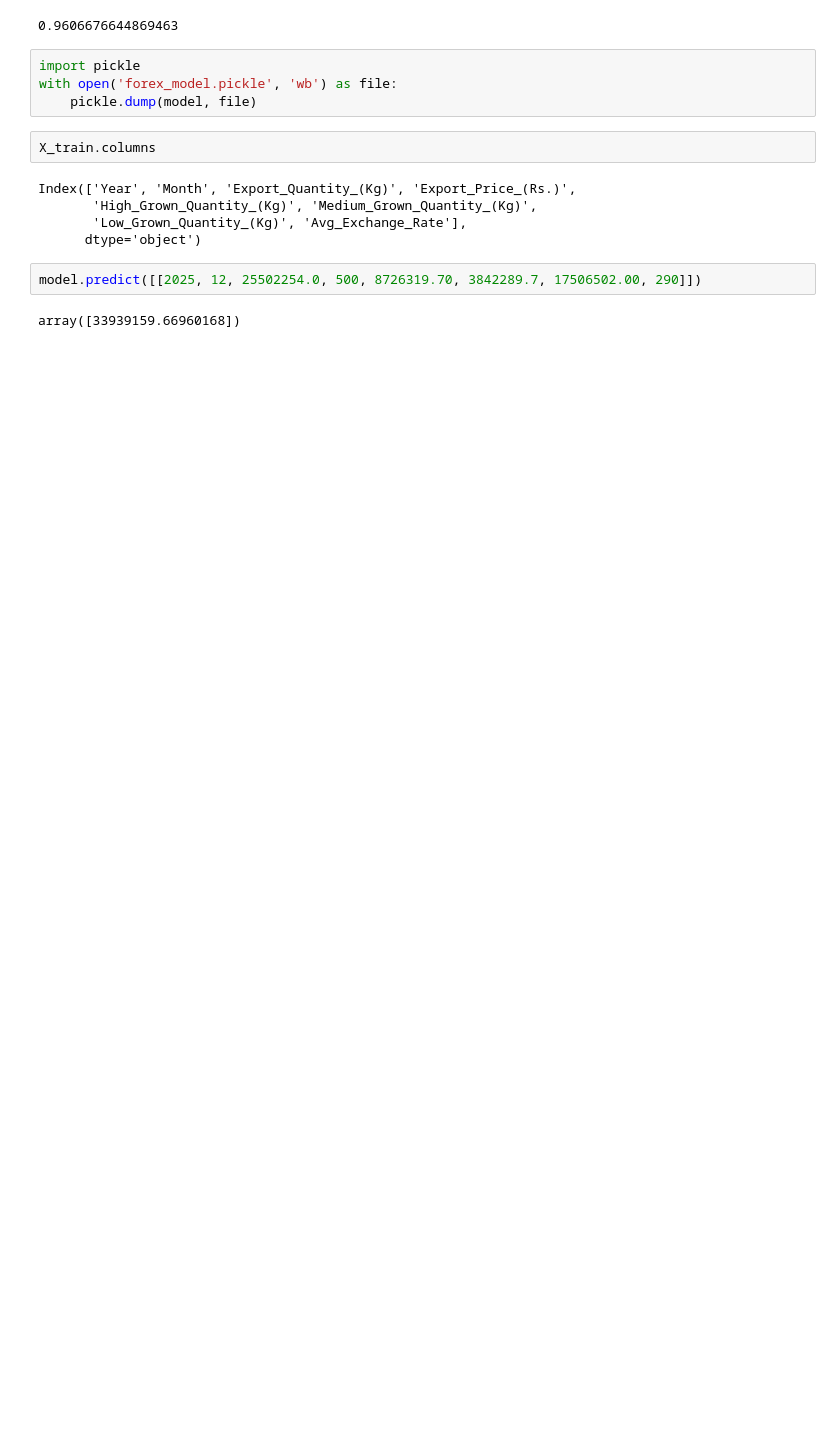
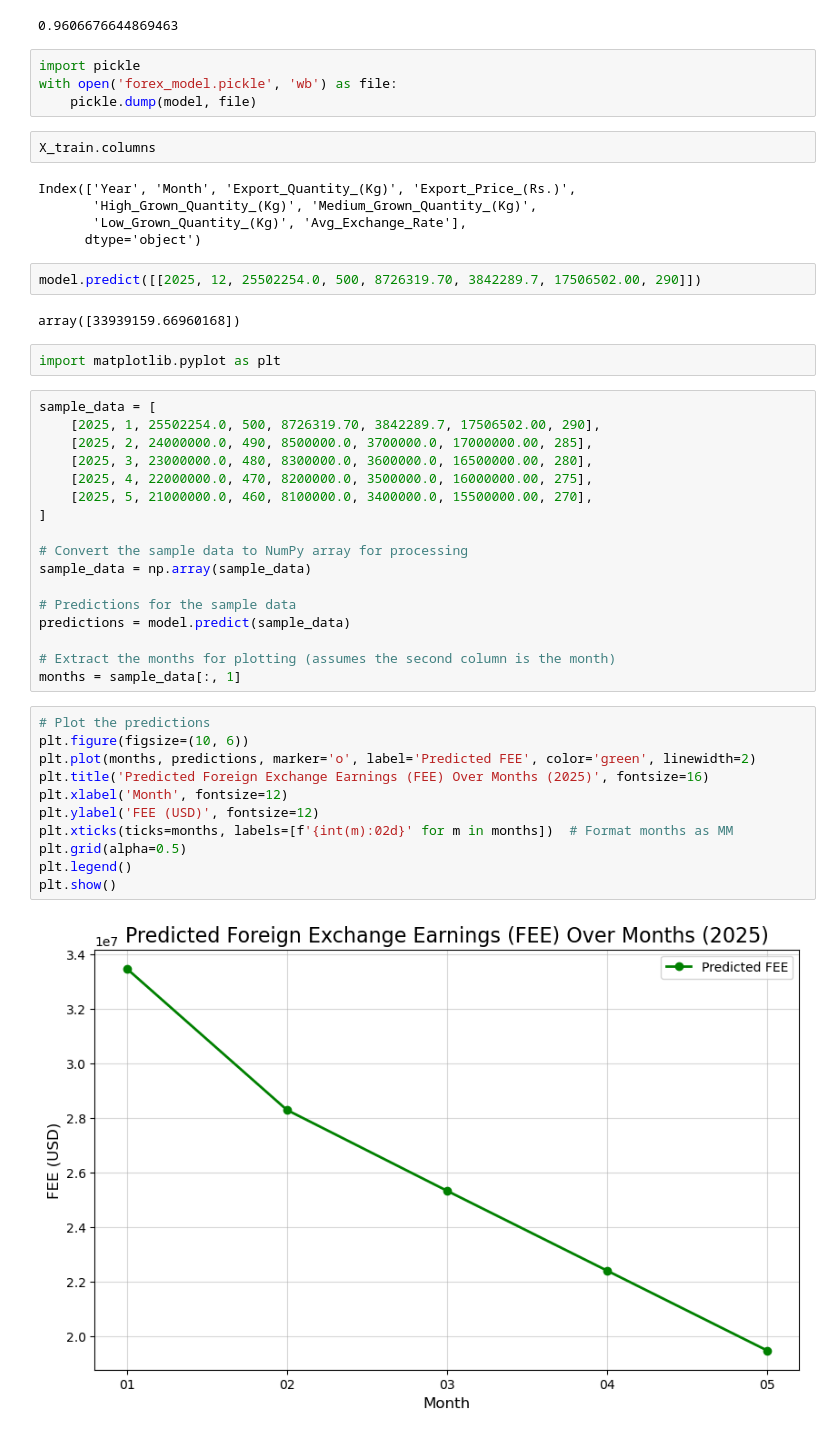
Before and after one commit to hasithapeiris/tea-plantation-portal, a Jupyter notebook: notebooks/forex_prediction/model_building.ipynb, the cells around one changed output. Saved outputs shown, nothing was run; the diff lists cells and outputs as text; blank space fills up the shorter version.

Commit message:
generate matplotlib diagrams

```diff
--- a/notebooks/forex_prediction/model_building.ipynb
+++ b/notebooks/forex_prediction/model_building.ipynb
@@ -88,3 +88,35 @@ Index(['Year', 'Month', 'Export_Quantity_(Kg)', 'Export_Price_(Rs.)',
 model.predict([[2025, 12, 25502254.0, 500, 8726319.70, 3842289.7, 17506502.00, 290]])
 # %% [output]
 array([33939159.66960168])
+# %%
+import matplotlib.pyplot as plt
+# %%
+sample_data = [
+    [2025, 1, 25502254.0, 500, 8726319.70, 3842289.7, 17506502.00, 290],
+    [2025, 2, 24000000.0, 490, 8500000.0, 3700000.0, 17000000.00, 285],
+    [2025, 3, 23000000.0, 480, 8300000.0, 3600000.0, 16500000.00, 280],
+    [2025, 4, 22000000.0, 470, 8200000.0, 3500000.0, 16000000.00, 275],
+    [2025, 5, 21000000.0, 460, 8100000.0, 3400000.0, 15500000.00, 270],
+]
+
+# Convert the sample data to NumPy array for processing
+sample_data = np.array(sample_data)
+
+# Predictions for the sample data
+predictions = model.predict(sample_data)
+
+# Extract the months for plotting (assumes the second column is the month)
+months = sample_data[:, 1]
+# %%
+# Plot the predictions
+plt.figure(figsize=(10, 6))
+plt.plot(months, predictions, marker='o', label='Predicted FEE', color='green', linewidth=2)
+plt.title('Predicted Foreign Exchange Earnings (FEE) Over Months (2025)', fontsize=16)
+plt.xlabel('Month', fontsize=12)
+plt.ylabel('FEE (USD)', fontsize=12)
+plt.xticks(ticks=months, labels=[f'{int(m):02d}' for m in months])  # Format months as MM
+plt.grid(alpha=0.5)
+plt.legend()
+plt.show()
+# %% [output]
+[figure, added]
```
Also changed, not shown: parts of 1 cell of this notebook, 1 other file.
